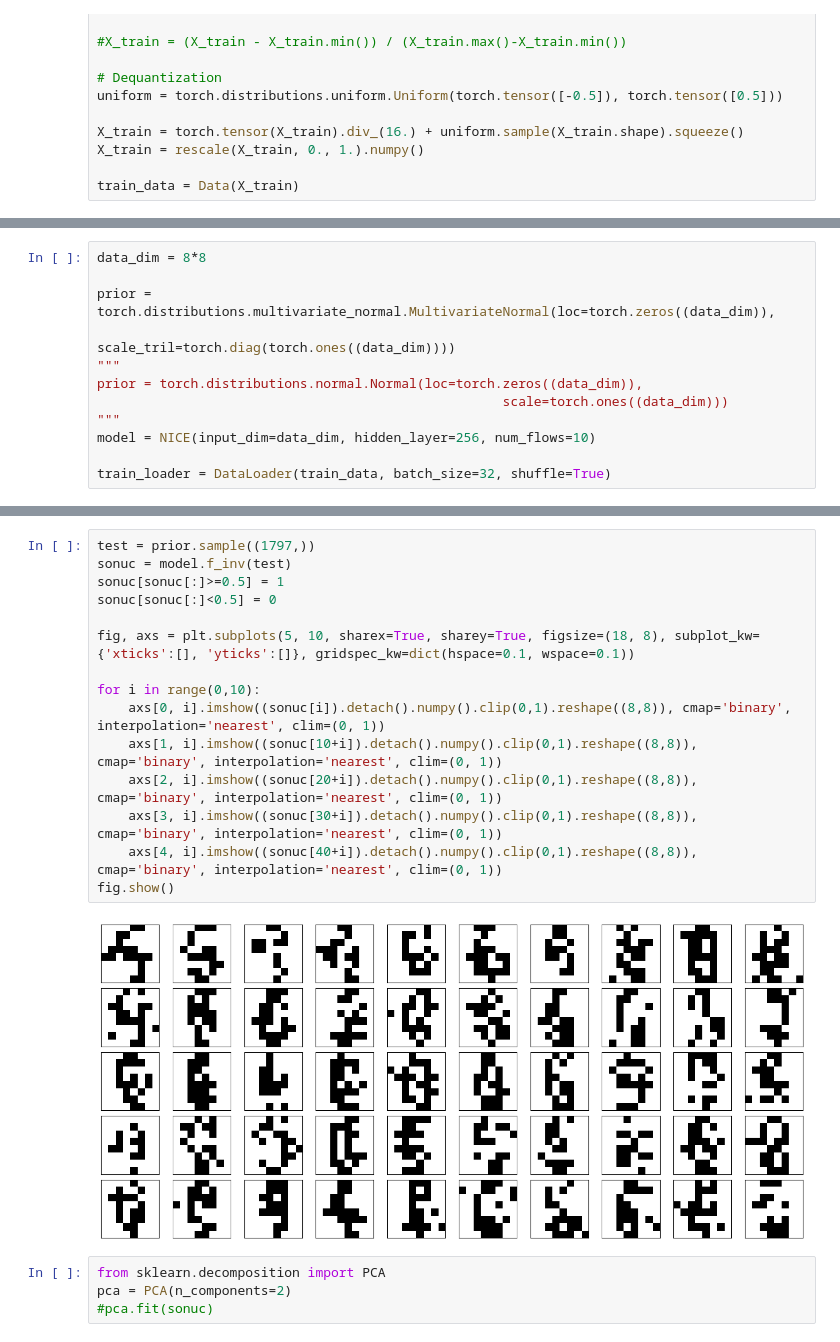
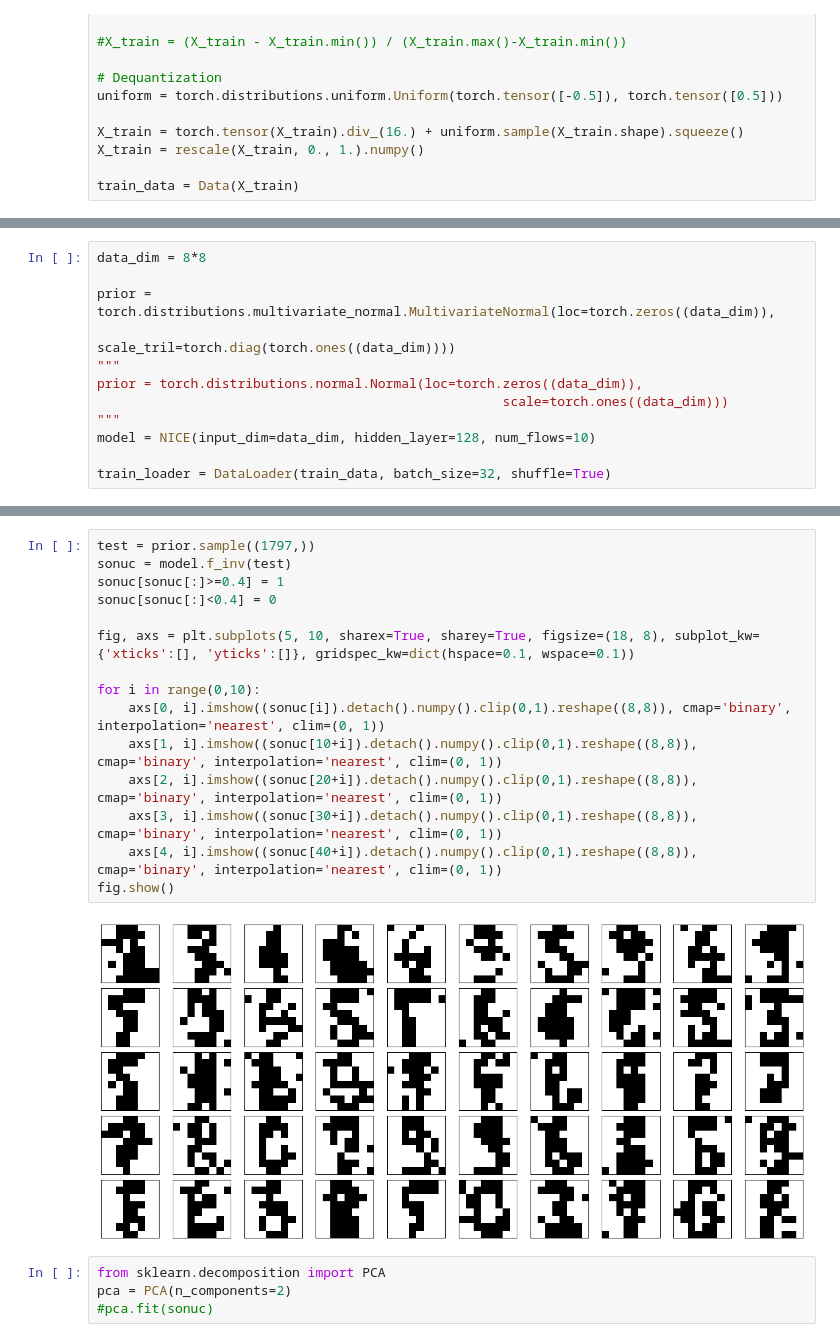
Before and after one commit to tayfununal/PyTorch, a Jupyter notebook: 02_nice_with_digits.ipynb, the cells around one changed output, grey strips where cells are left out. Saved outputs shown, nothing was run; the diff lists cells and outputs as text.

```diff
--- a/02_nice_with_digits.ipynb
+++ b/02_nice_with_digits.ipynb
@@ -173,7 +173,7 @@ prior = torch.distributions.multivariate_normal.MultivariateNormal(loc=torch.zer
 prior = torch.distributions.normal.Normal(loc=torch.zeros((data_dim)),
                                                     scale=torch.ones((data_dim)))
 """
-model = NICE(input_dim=data_dim, hidden_layer=256, num_flows=10)
+model = NICE(input_dim=data_dim, hidden_layer=128, num_flows=10)
 
 train_loader = DataLoader(train_data, batch_size=32, shuffle=True)
 # %%
@@ -245,20 +245,20 @@ tensor([[ 0.3453,  0.2260,  0.4271,  ...,  0.1864,  0.2259,  0.1917],
 # %%
 test = prior.sample((1797,))
 sonuc = model.f_inv(test)
-sonuc[sonuc[:]>=0.5] = 1
-sonuc[sonuc[:]<0.5] = 0
+sonuc[sonuc[:]>=0.4] = 1
+sonuc[sonuc[:]<0.4] = 0
 
 fig, axs = plt.subplots(5, 10, sharex=True, sharey=True, figsize=(18, 8), subplot_kw={'xticks':[], 'yticks':[]}, gridspec_kw=dict(hspace=0.1, wspace=0.1))
 
 for i in range(0,10):
     axs[0, i].imshow((sonuc[i]).detach().numpy().clip(0,1).reshape((8,8)), cmap='binary', interpolation='nearest', clim=(0, 1))
     axs[1, i].imshow((sonuc[10+i]).detach().numpy().clip(0,1).reshape((8,8)), cmap='binary', interpolation='nearest', clim=(0, 1))
     axs[2, i].imshow((sonuc[20+i]).detach().numpy().clip(0,1).reshape((8,8)), cmap='binary', interpolation='nearest', clim=(0, 1))
     axs[3, i].imshow((sonuc[30+i]).detach().numpy().clip(0,1).reshape((8,8)), cmap='binary', interpolation='nearest', clim=(0, 1))
     axs[4, i].imshow((sonuc[40+i]).detach().numpy().clip(0,1).reshape((8,8)), cmap='binary', interpolation='nearest', clim=(0, 1))
 fig.show()
 # %% [output]
-[figure, old version]
+[figure, new version]
 # %%
 from sklearn.decomposition import PCA
 pca = PCA(n_components=2)
```
Also changed, not shown: parts of 5 cells of this notebook.
